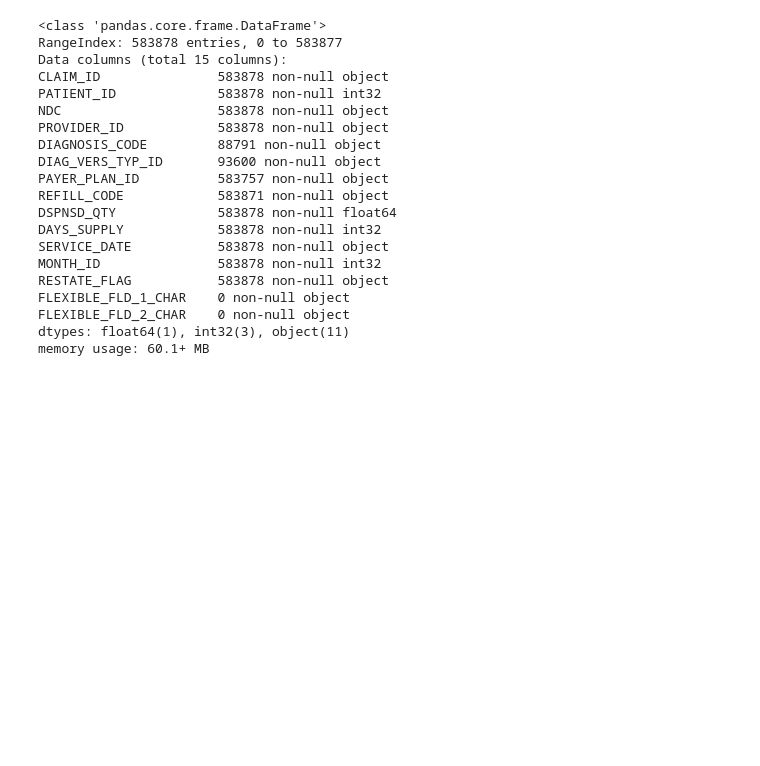
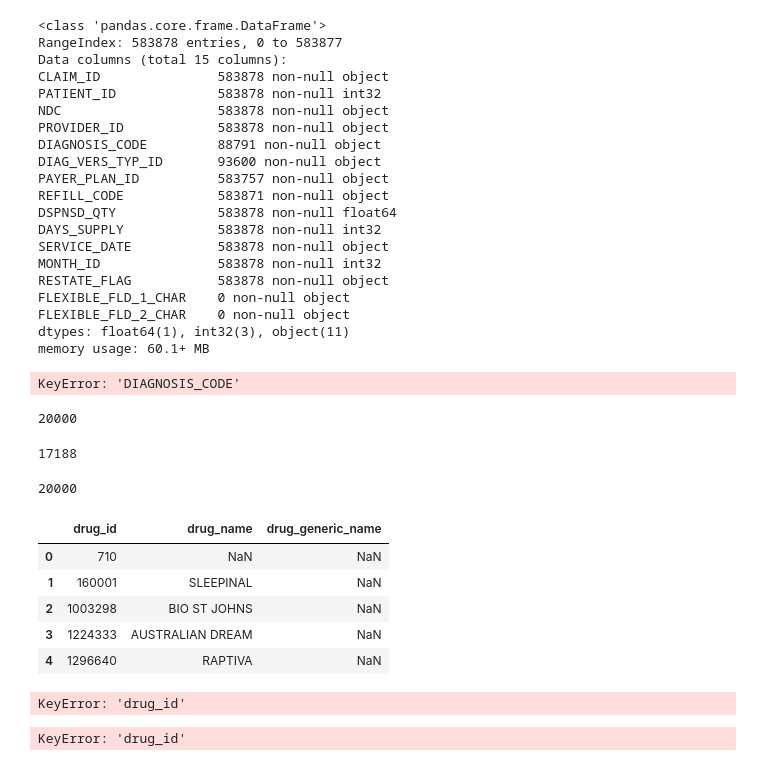
Before and after one commit to ShanshanHoo/Novartis-Oncology-Hackathon, a Jupyter notebook: setupPy.ipynb, the cells around one changed output. Cells and saved outputs as stored; diff of their text form; code cells hidden in the pictures; blank space fills up the shorter version.

Commit message:
drug reference merge

```diff
--- a/setupPy.ipynb
+++ b/setupPy.ipynb
@@ -255,0 +255,57 @@ test
+# %%
+# define BC ---- see attached 'BC_SN ICD CODE.xlsx'
+bc_sn_Code = pd.read_csv('C:\\Users\\conta\\Documents\\Novartis\\BC_SN ICD CODE.csv',header=0)
+bc_sn_Code.columns
+bc_sn_Code.rename(index=str, columns={"diagnosis_cd": "DIAGNOSIS_CD",'indication_cd':'INDICATION_CODE'},inplace=True)
+diag = pd.merge(diag,bc_sn_Code,how='left',on='DIAGNOSIS_CODE')
+# %% [output]
+KeyError: 'DIAGNOSIS_CODE'
+# %%
+len(px['PATIENT_ID'].unique())
+# %% [output]
+20000
+# %%
+len(rx['PATIENT_ID'].unique())
+# %% [output]
+17188
+# %%
+# checking present patient in DIAG, PX, RX
+df1 = pd.DataFrame(px['PATIENT_ID'].unique())
+df2 = pd.DataFrame(diag['PATIENT_ID'].unique())
+df3 = pd.DataFrame(rx['PATIENT_ID'].unique())
+intersected_df = pd.merge(df1, df2, how='inner')
+len(intersected_df)
+# intersected_df2 = pd.merge(df3, df2, how='inner')
+# len(intersected_df2)
+# intersected_df3 = pd.merge(df3, df1, how='inner')
+# len(intersected_df3)
+# %% [output]
+20000
+# %%
+# define BC ---- see attached 'BC_SN ICD CODE.xlsx'
+dg_rf = pd.read_csv('C:\\Users\\conta\\Documents\\Novartis\\Drug Reference.csv',header=0)
+dg_rf = dg_rf[dg_rf.columns[0:3]]
+dg_rf.head()
+# %% [output]
+|  | drug_id | drug_name | drug_generic_name |
+| 0 | 710 | NaN | NaN |
+| 1 | 160001 | SLEEPINAL | NaN |
+| 2 | 1003298 | BIO ST JOHNS | NaN |
+| 3 | 1224333 | AUSTRALIAN DREAM | NaN |
+| 4 | 1296640 | RAPTIVA | NaN |
+# %%
+px.rename(columns={'PROCEDURE_CODE':'drug_id'}, inplace=True)
+px.columns
+pd.merge(px,dg_rf,how='outer',on='drug_id',validate="m:1")
+# %% [output]
+KeyError: 'drug_id'
+# %%
+# px = pd.concat([px, dg_rf], axis=1) 不行
+# pd.concat([px,dg_rf],axis=1)  可以
+px['g'] = px.groupby('drug_id').cumcount()
+dg_rf['g'] = dg_rf.groupby('drug_id').cumcount()
+
+merged_table = pd.merge(px,dg_rf,on=["drug_id", 'g'],how='outer').drop('g', axis=1)
+print (merged_table)
+# %% [output]
+KeyError: 'drug_id'
```
Also changed, not shown: parts of 4 cells of this notebook.
